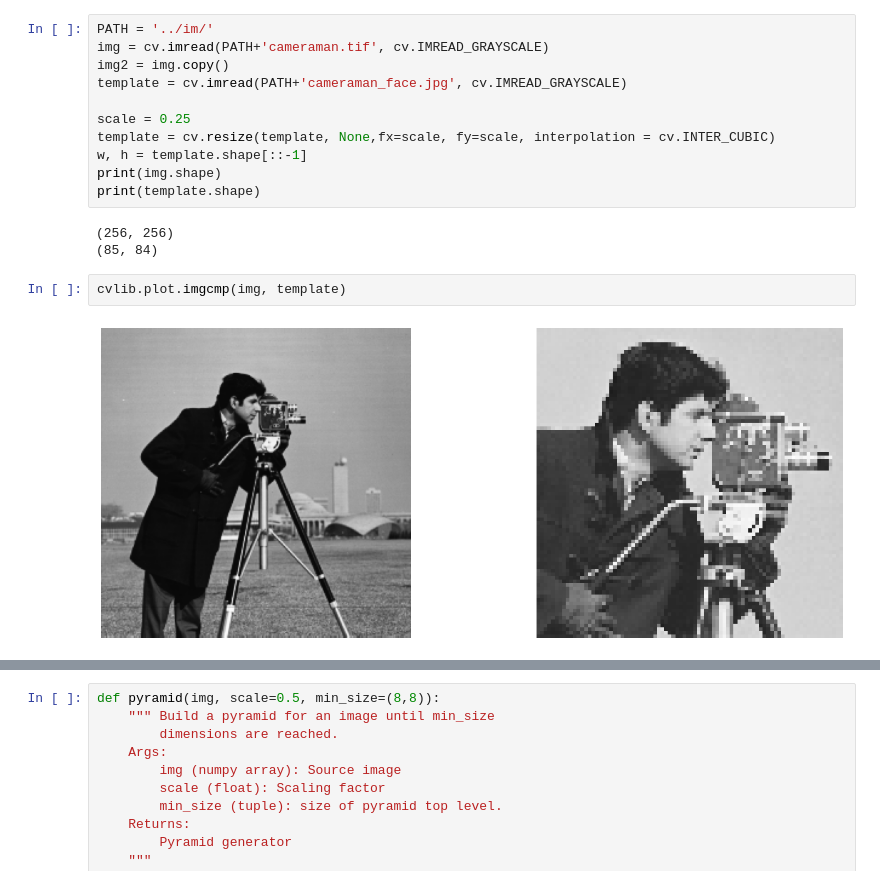
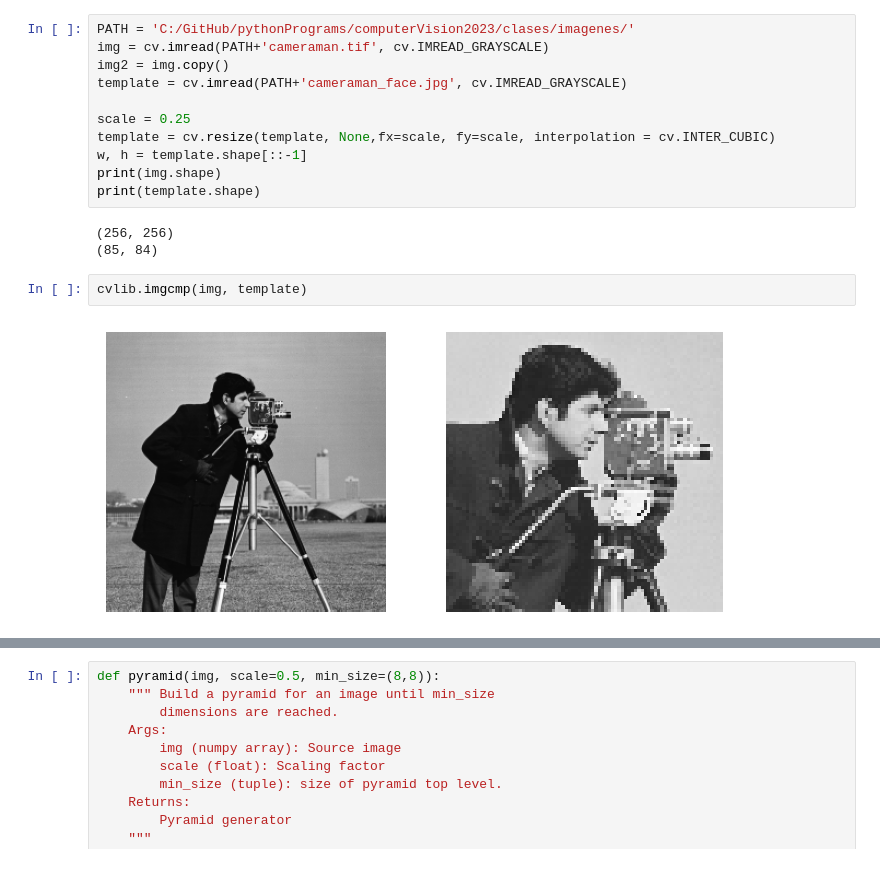
Before and after one commit to mp4402/pythonPrograms, a Jupyter notebook: computerVision2023/clases/template_matching.ipynb, the cells around one changed output, grey strips where cells are left out. Drawn from its saved outputs; the diff is of its cells as text.

```diff
--- a/computerVision2023/clases/template_matching.ipynb
+++ b/computerVision2023/clases/template_matching.ipynb
@@ -9,7 +9,7 @@ import numpy as np
 from matplotlib import pyplot as plt
 %matplotlib inline
 # %%
-PATH = '../im/'
+PATH = 'C:/GitHub/pythonPrograms/computerVision2023/clases/imagenes/'
 img = cv.imread(PATH+'cameraman.tif', cv.IMREAD_GRAYSCALE)
 img2 = img.copy()
 template = cv.imread(PATH+'cameraman_face.jpg', cv.IMREAD_GRAYSCALE)
@@ -23,9 +23,9 @@ print(template.shape)
 (256, 256)
 (85, 84)
 # %%
-cvlib.plot.imgcmp(img, template)
+cvlib.imgcmp(img, template)
 # %% [output]
-[figure, old version]
+[figure, new version]
 # %%
 methods = ['cv.TM_CCOEFF', 'cv.TM_CCOEFF_NORMED', 'cv.TM_CCORR',
             'cv.TM_CCORR_NORMED', 'cv.TM_SQDIFF', 'cv.TM_SQDIFF_NORMED']
```
Also changed, not shown: parts of 1 cell of this notebook, 2 other files.
